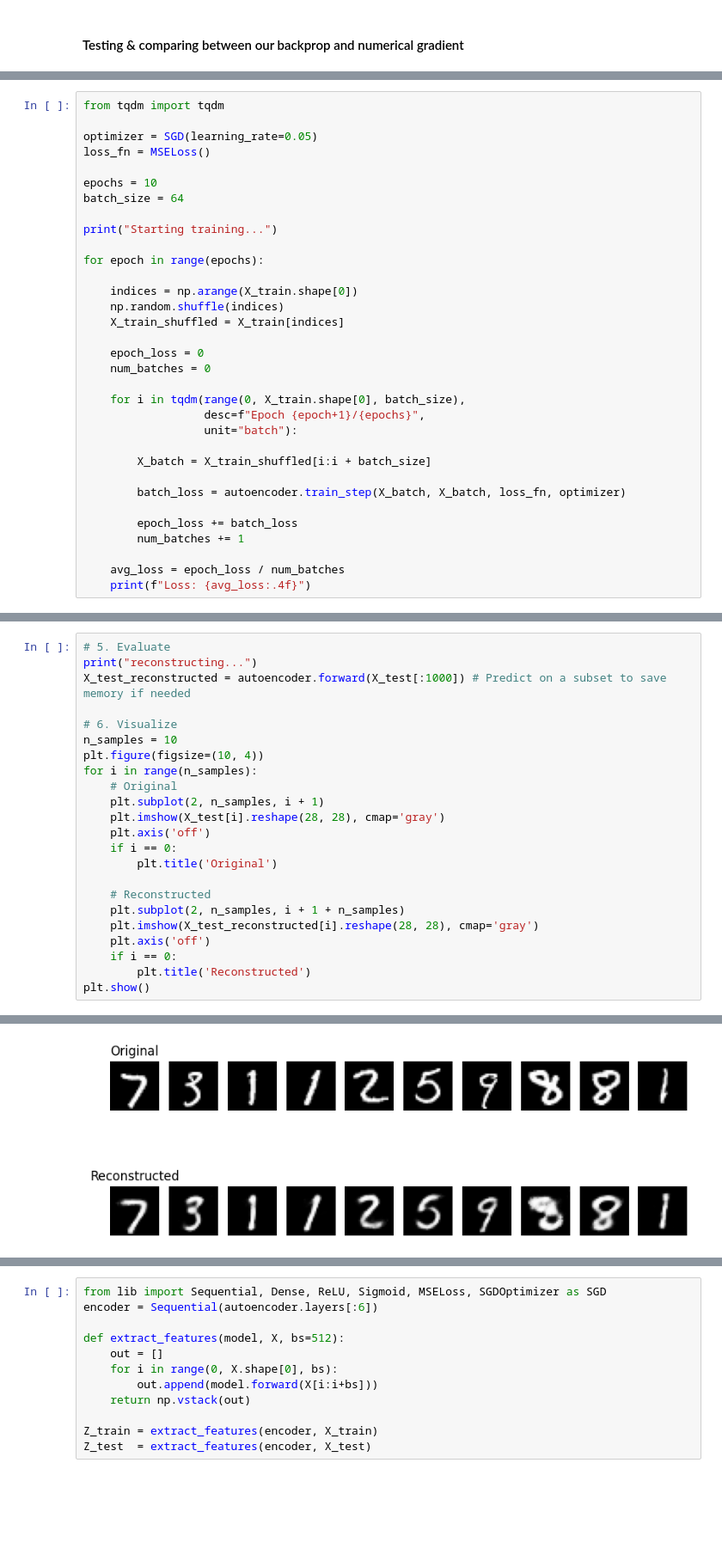
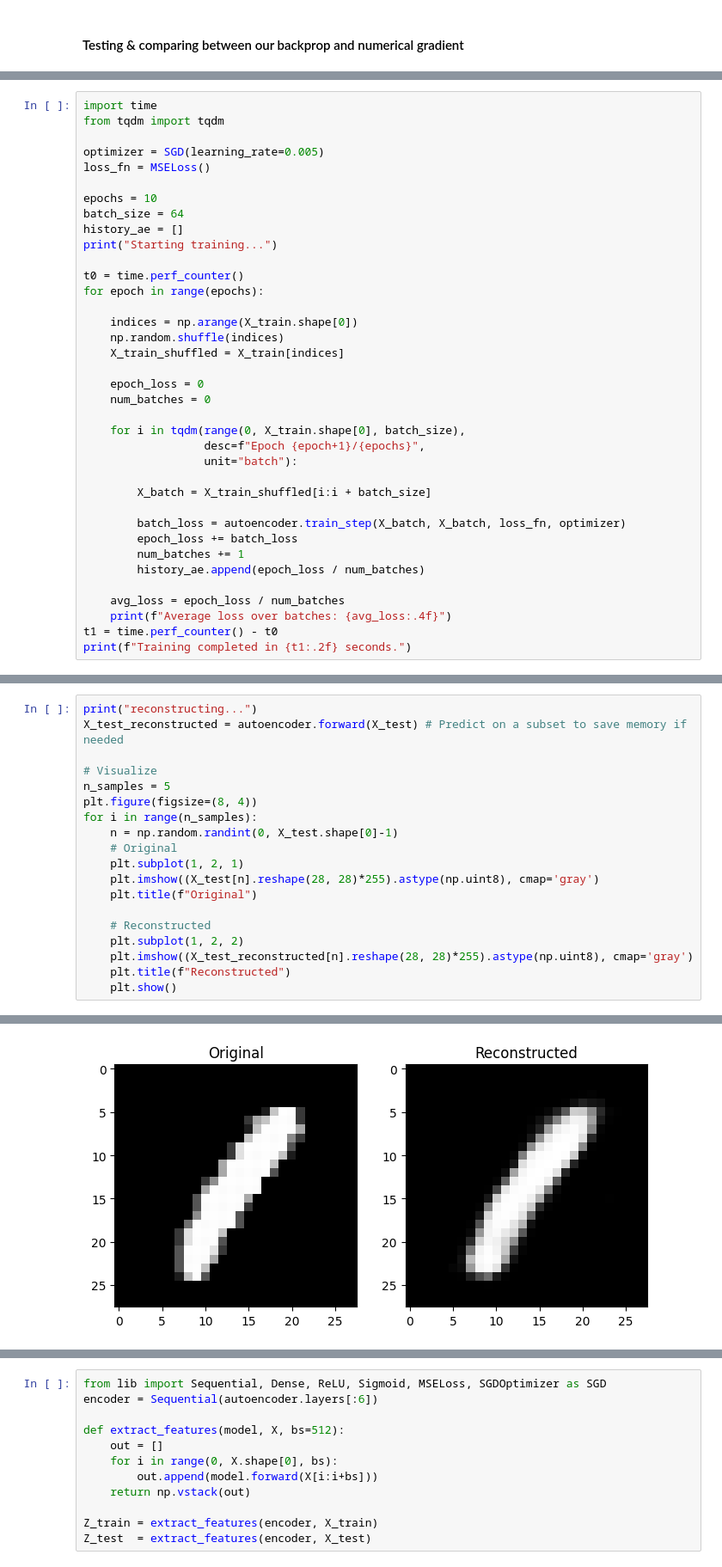
Before and after one commit to CSE473s-Course-Project-Fall25/neural-network-lib, a Jupyter notebook: notebooks/project_demo.ipynb, the cells around one changed output, grey strips where cells are left out. Shown at 86% size. Saved outputs shown, nothing was run; the diff lists cells and outputs as text; blank space fills up the shorter version.

```diff
--- a/notebooks/project_demo.ipynb
+++ b/notebooks/project_demo.ipynb
@@ -239,14 +244,16 @@ for i in dense_idx:
 # %%
+import time
 from tqdm import tqdm
 
-optimizer = SGD(learning_rate=0.05)
+optimizer = SGD(learning_rate=0.005)
 loss_fn = MSELoss()
 
 epochs = 10
 batch_size = 64
-
+history_ae = []
 print("Starting training...")
 
+t0 = time.perf_counter()
 for epoch in range(epochs):
 
     indices = np.arange(X_train.shape[0])
@@ -263,11 +270,13 @@ for epoch in range(epochs):
         X_batch = X_train_shuffled[i:i + batch_size]
 
         batch_loss = autoencoder.train_step(X_batch, X_batch, loss_fn, optimizer)
-
         epoch_loss += batch_loss
         num_batches += 1
+        history_ae.append(epoch_loss / num_batches)
 
     avg_loss = epoch_loss / num_batches
-    print(f"Loss: {avg_loss:.4f}")
+    print(f"Average loss over batches: {avg_loss:.4f}")
+t1 = time.perf_counter() - t0
+print(f"Training completed in {t1:.2f} seconds.")
 # %% [output]
 Starting training...
@@ -284,26 +307,22 @@ Loss: 0.0085
 # %%
-# 5. Evaluate
 print("reconstructing...")
-X_test_reconstructed = autoencoder.forward(X_test[:1000]) # Predict on a subset to save memory if needed
+X_test_reconstructed = autoencoder.forward(X_test) # Predict on a subset to save memory if needed
 
-# 6. Visualize
-n_samples = 10
-plt.figure(figsize=(10, 4))
+# Visualize
+n_samples = 5
+plt.figure(figsize=(8, 4))
 for i in range(n_samples):
+    n = np.random.randint(0, X_test.shape[0]-1)
     # Original
-    plt.subplot(2, n_samples, i + 1)
-    plt.imshow(X_test[i].reshape(28, 28), cmap='gray')
-    plt.axis('off')
-    if i == 0:
-        plt.title('Original')
+    plt.subplot(1, 2, 1)
+    plt.imshow((X_test[n].reshape(28, 28)*255).astype(np.uint8), cmap='gray')
+    plt.title(f"Original")
 
     # Reconstructed
-    plt.subplot(2, n_samples, i + 1 + n_samples)
-    plt.imshow(X_test_reconstructed[i].reshape(28, 28), cmap='gray')
-    plt.axis('off')
-    if i == 0:
-        plt.title('Reconstructed')
-plt.show()
+    plt.subplot(1, 2, 2)
+    plt.imshow((X_test_reconstructed[n].reshape(28, 28)*255).astype(np.uint8), cmap='gray')
+    plt.title(f"Reconstructed")
+    plt.show()
 # %% [output]
 reconstructing...
-[figure, old version]
+[figure, new version]
```
Also changed, not shown: parts of 32 cells of this notebook, 3 other files.
